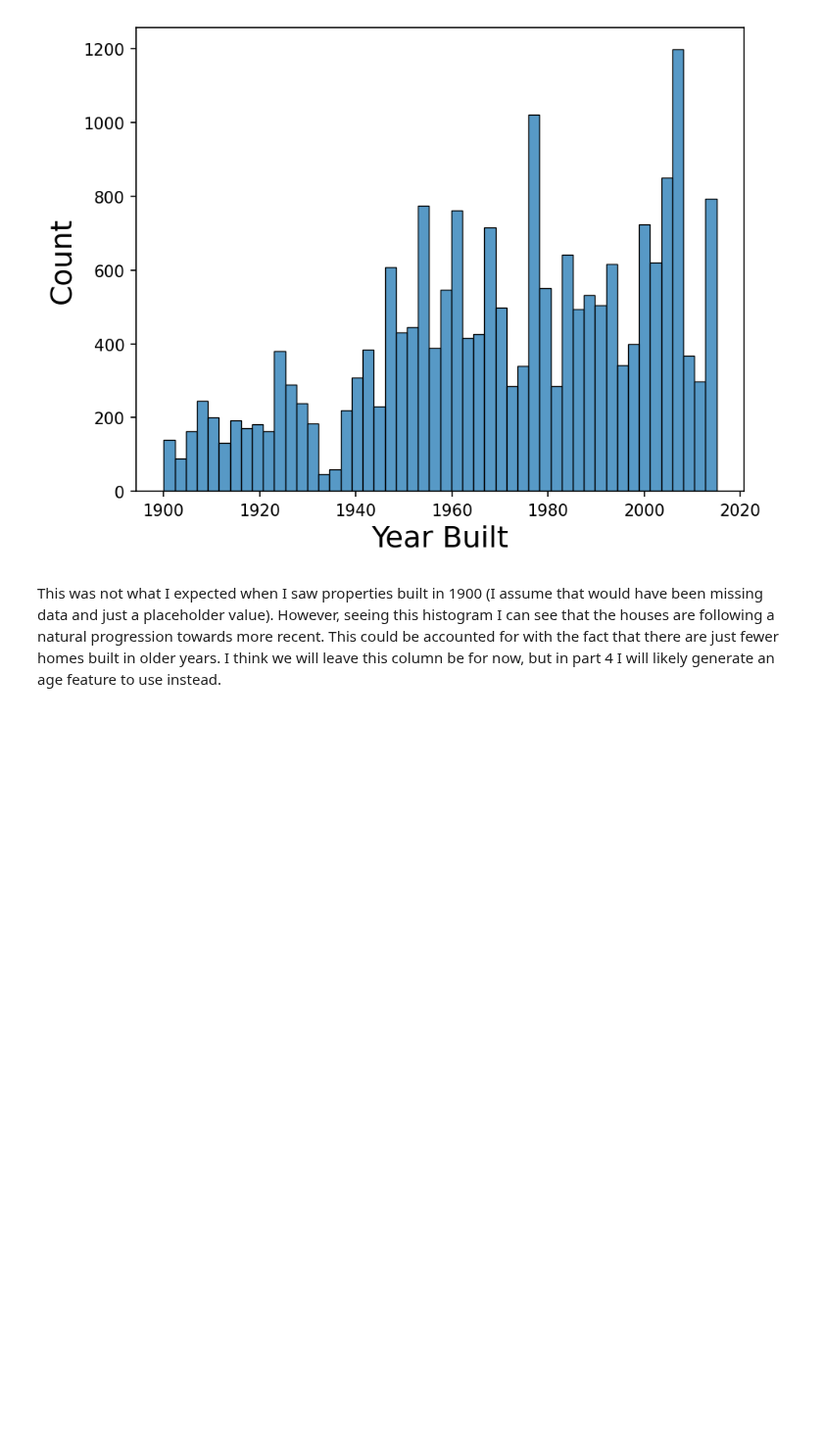
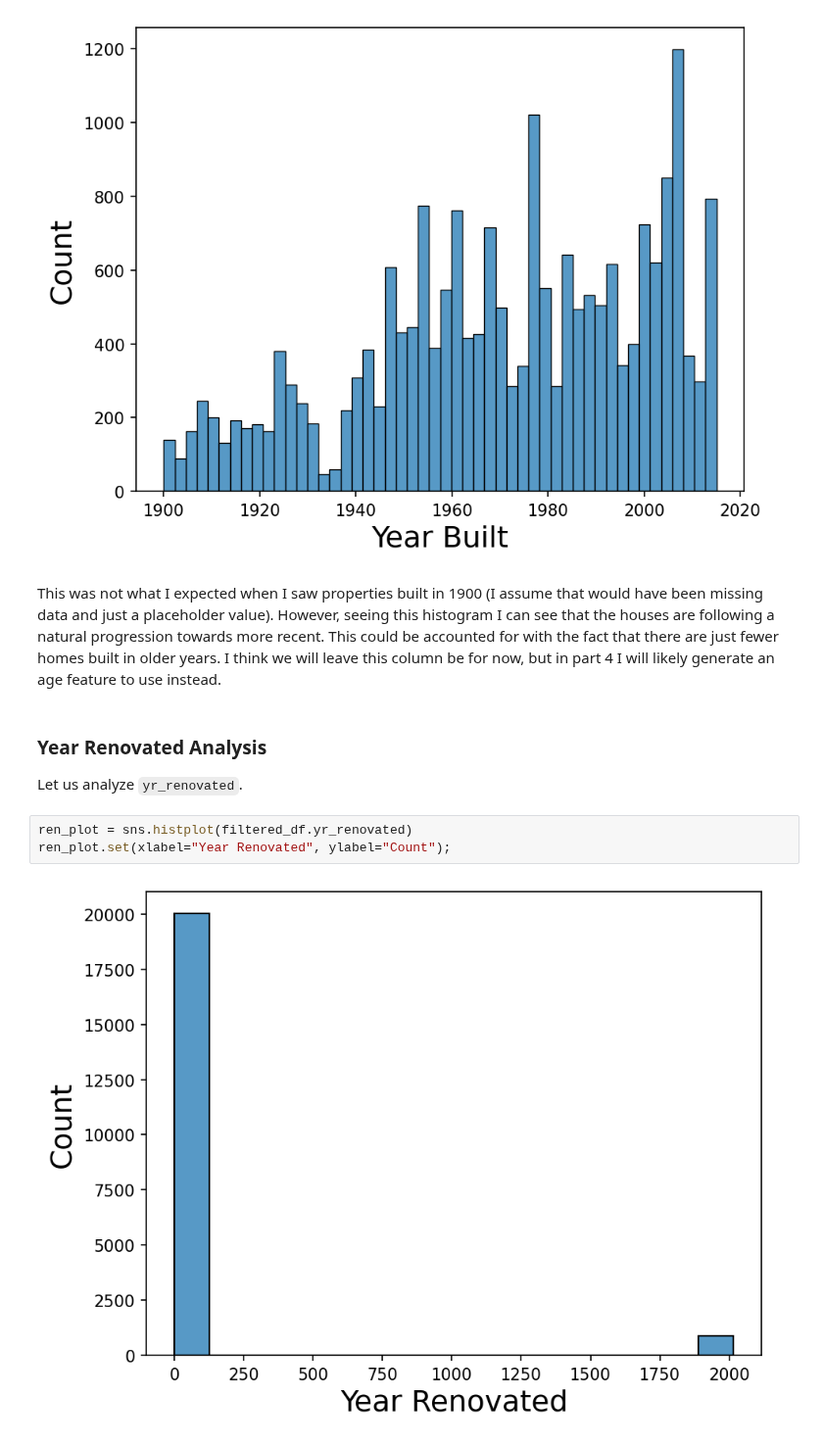
Before and after one commit to jmfb/CS5610, a Jupyter notebook: m4p4/M4 Project 4.ipynb, the cells around one changed output. Shown at 98% size. Drawn from its saved outputs; the diff is of its cells as text; blank space fills up the shorter version.

```diff
--- a/m4p4/M4 Project 4.ipynb
+++ b/m4p4/M4 Project 4.ipynb
@@ -436,3 +436,12 @@ built_plot.set(xlabel="Year Built", ylabel="Count");
 [figure]
 # %% [markdown]
 This was not what I expected when I saw properties built in 1900 (I assume that would have been missing data and just a placeholder value).  However, seeing this histogram I can see that the houses are following a natural progression towards more recent.  This could be accounted for with the fact that there are just fewer homes built in older years.  I think we will leave this column be for now, but in part 4 I will likely generate an age feature to use instead.
+# %% [markdown]
+### Year Renovated Analysis
+
+Let us analyze `yr_renovated`.
+# %%
+ren_plot = sns.histplot(filtered_df.yr_renovated)
+ren_plot.set(xlabel="Year Renovated", ylabel="Count");
+# %% [output]
+[figure, added]
```
Also changed, not shown: parts of 20 cells of this notebook, 1 other file.
